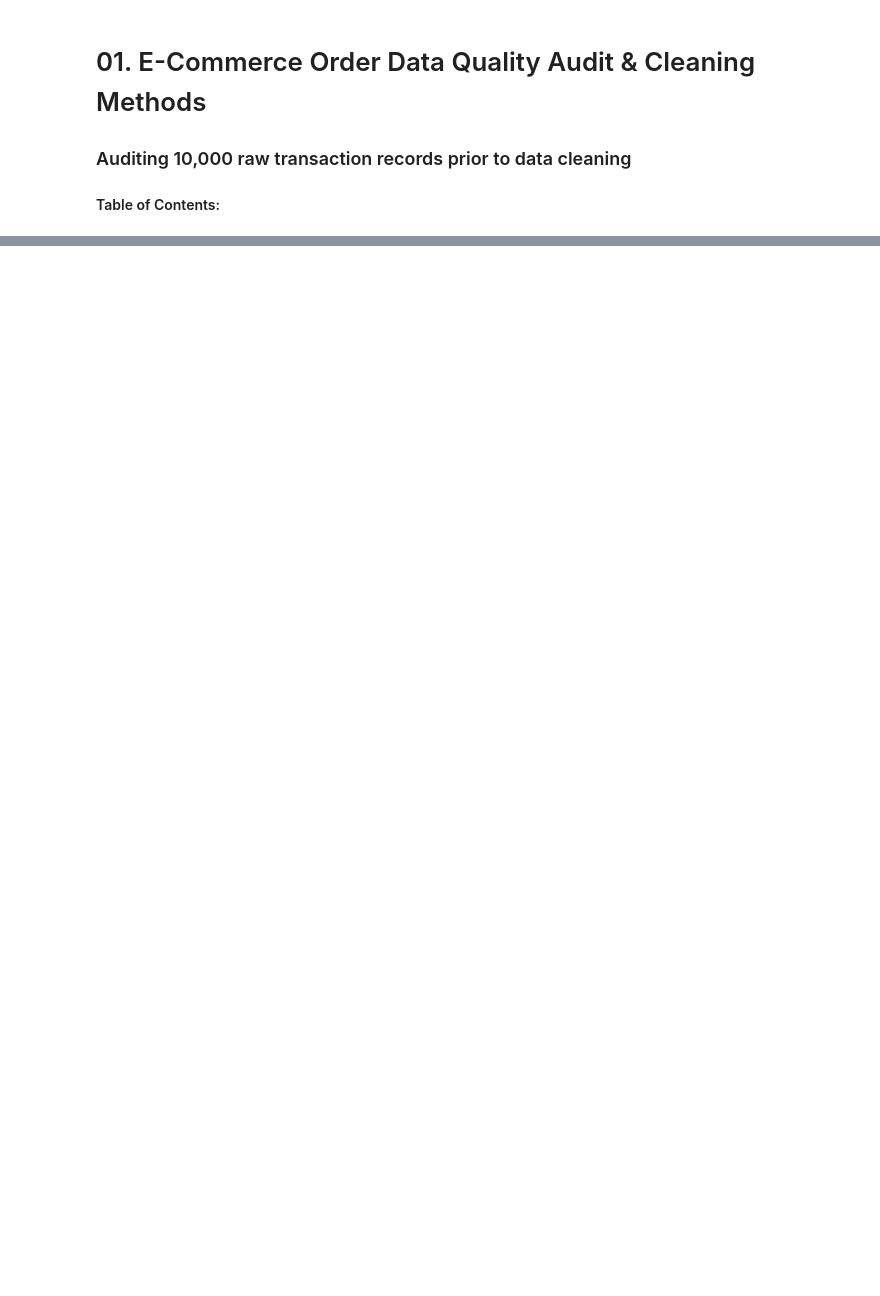
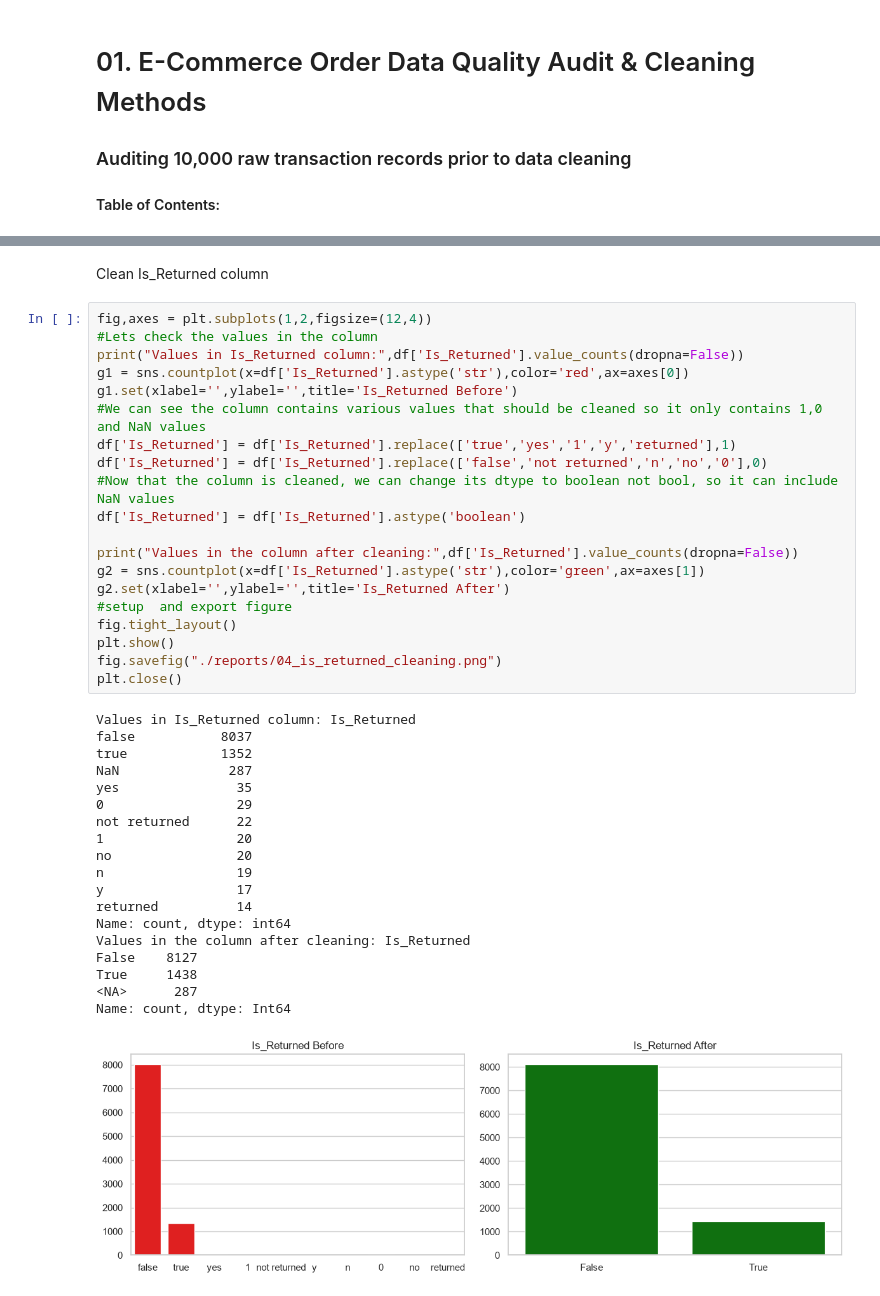
Before and after one commit to dibyajyotisamal/ecommerce-revenue-integrity-pipeline, a Jupyter notebook: notebooks/01_data_quality_check.ipynb, the cells around one changed output, grey strips where cells are left out. Drawn from its saved outputs; the diff is of its cells as text; blank space fills up the shorter version.

```diff
--- a/notebooks/01_data_quality_check.ipynb
+++ b/notebooks/01_data_quality_check.ipynb
@@ -70,0 +456,42 @@ Name: count, dtype: int64
+# %% [markdown]
+Clean Is_Returned column
+# %%
+fig,axes = plt.subplots(1,2,figsize=(12,4))
+#Lets check the values in the column
+print("Values in Is_Returned column:",df['Is_Returned'].value_counts(dropna=False))
+g1 = sns.countplot(x=df['Is_Returned'].astype('str'),color='red',ax=axes[0])
+g1.set(xlabel='',ylabel='',title='Is_Returned Before')
+#We can see the column contains various values that should be cleaned so it only contains 1,0 and NaN values
+df['Is_Returned'] = df['Is_Returned'].replace(['true','yes','1','y','returned'],1)
+df['Is_Returned'] = df['Is_Returned'].replace(['false','not returned','n','no','0'],0)
+#Now that the column is cleaned, we can change its dtype to boolean not bool, so it can include NaN values
+df['Is_Returned'] = df['Is_Returned'].astype('boolean')
+
+print("Values in the column after cleaning:",df['Is_Returned'].value_counts(dropna=False))
+g2 = sns.countplot(x=df['Is_Returned'].astype('str'),color='green',ax=axes[1])
+g2.set(xlabel='',ylabel='',title='Is_Returned After')
+#setup  and export figure
+fig.tight_layout()
+plt.show()
+fig.savefig("./reports/04_is_returned_cleaning.png")
+plt.close()
+# %% [output]
+Values in Is_Returned column: Is_Returned
+false           8037
+true            1352
+NaN              287
+yes               35
+0                 29
+not returned      22
+1                 20
+no                20
+n                 19
+y                 17
+returned          14
+Name: count, dtype: int64
+Values in the column after cleaning: Is_Returned
+False    8127
+True     1438
+<NA>      287
+Name: count, dtype: Int64
+[figure, added]
```
Also changed, not shown: parts of 31 cells of this notebook, 4 other files.
